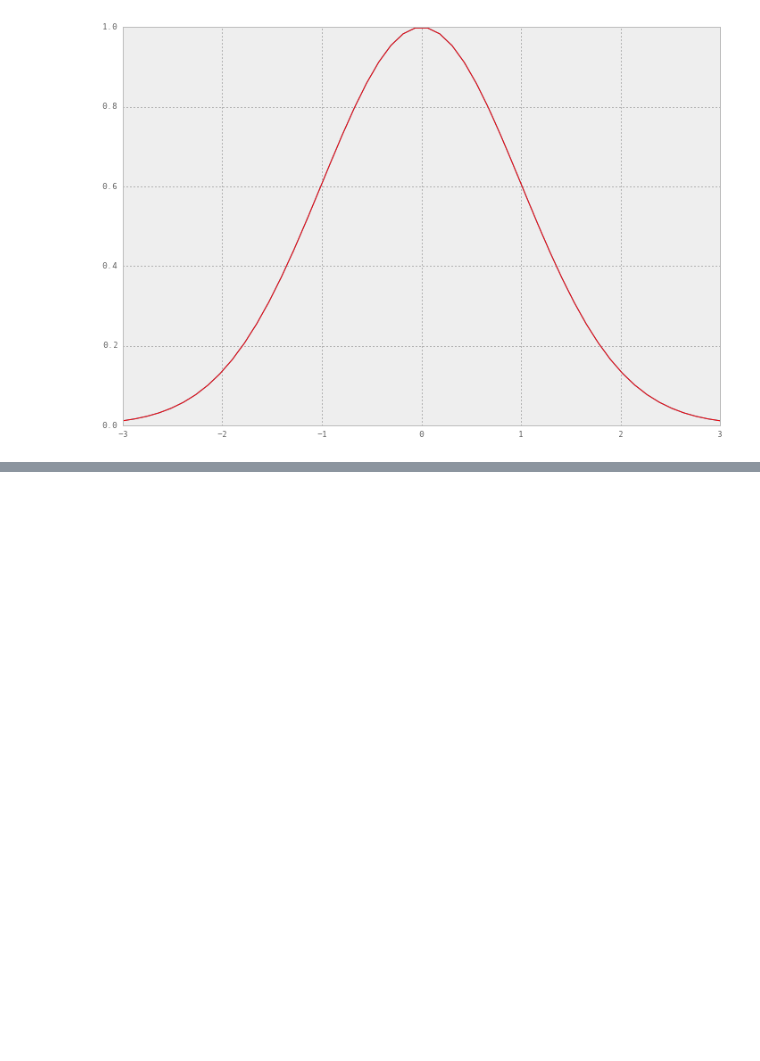
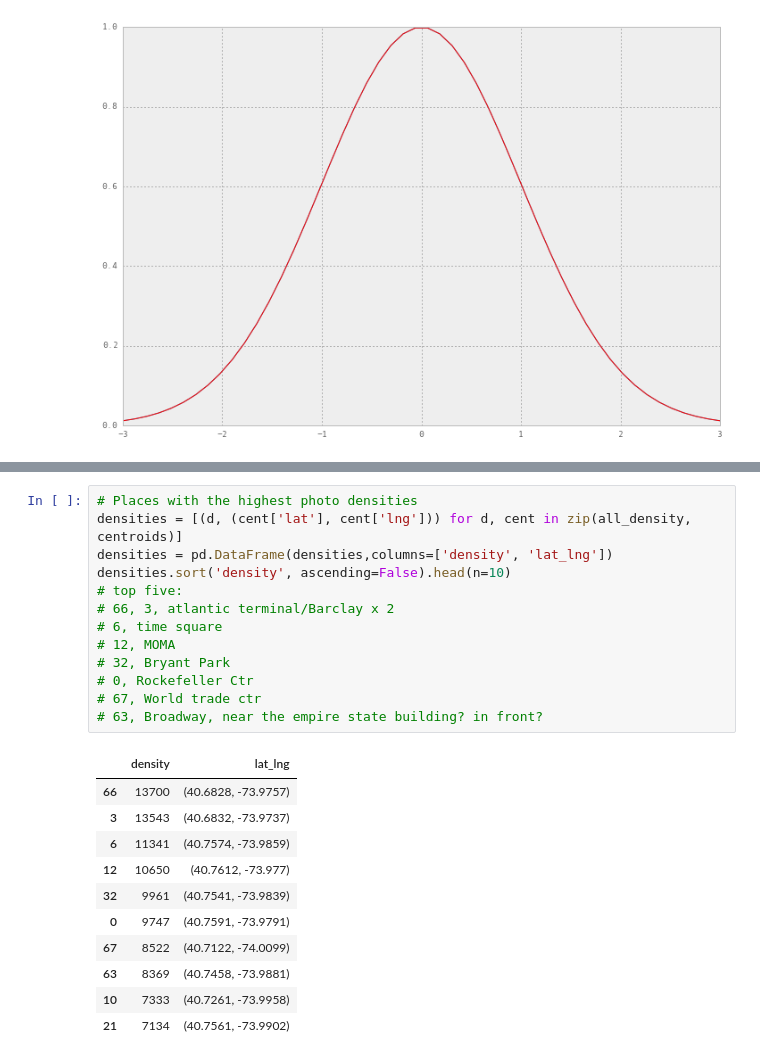
Before and after one commit to helenaxwang/AveNeue, a Jupyter notebook: analyze_flickr.py.ipynb, the cells around one changed output, grey strips where cells are left out. Drawn from its saved outputs; the diff is of its cells as text; blank space fills up the shorter version.

```diff
--- a/analyze_flickr.py.ipynb
+++ b/analyze_flickr.py.ipynb
@@ -418,0 +544,25 @@ ZeroDivisionError: float division by zero
+# %%
+# Places with the highest photo densities
+densities = [(d, (cent['lat'], cent['lng'])) for d, cent in zip(all_density, centroids)]
+densities = pd.DataFrame(densities,columns=['density', 'lat_lng'])
+densities.sort('density', ascending=False).head(n=10)
+# top five:
+# 66, 3, atlantic terminal/Barclay x 2
+# 6, time square
+# 12, MOMA
+# 32, Bryant Park
+# 0, Rockefeller Ctr
+# 67, World trade ctr
+# 63, Broadway, near the empire state building? in front?
+# %% [output]
+|  | density | lat_lng |
+| 66 | 13700 | (40.6828, -73.9757) |
+| 3 | 13543 | (40.6832, -73.9737) |
+| 6 | 11341 | (40.7574, -73.9859) |
+| 12 | 10650 | (40.7612, -73.977) |
+| 32 | 9961 | (40.7541, -73.9839) |
+| 0 | 9747 | (40.7591, -73.9791) |
+| 67 | 8522 | (40.7122, -74.0099) |
+| 63 | 8369 | (40.7458, -73.9881) |
+| 10 | 7333 | (40.7261, -73.9958) |
+| 21 | 7134 | (40.7561, -73.9902) |
```
Also changed, not shown: parts of 8 cells of this notebook, 9 other files.
